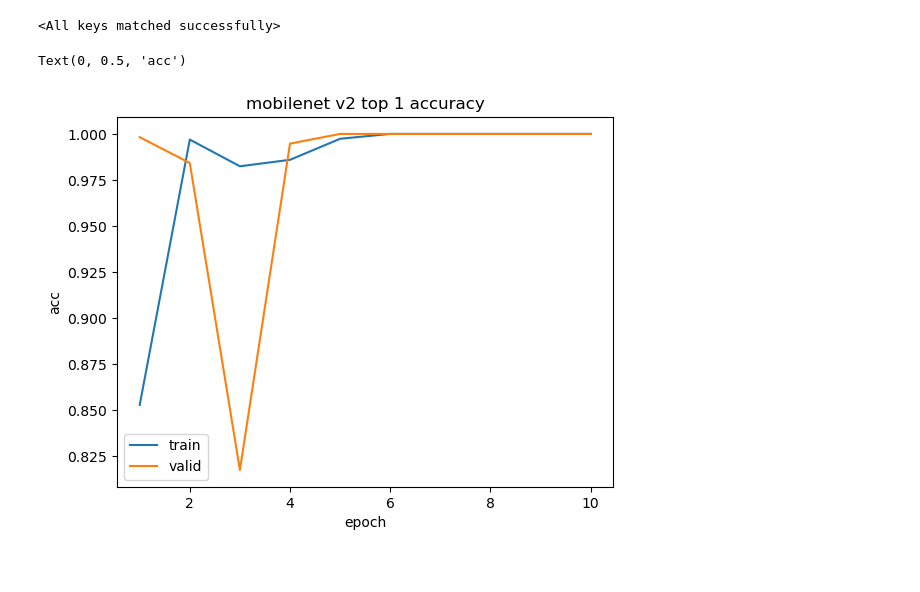
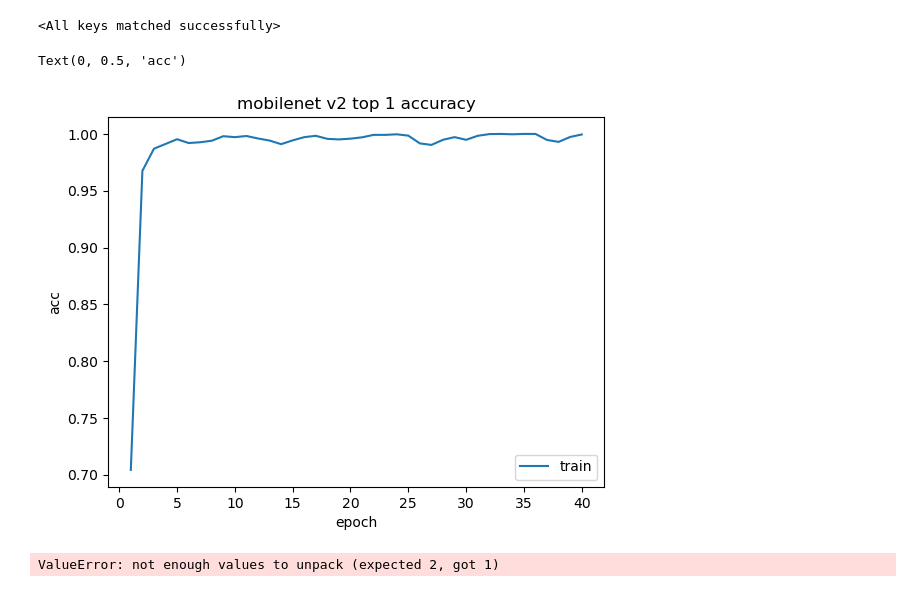
Before and after one commit to Royyang1203/School_work, a Jupyter notebook: S6/DL/hw3_online-character-recognition/410921208_hw3.ipynb, the cells around one changed output. Cells and saved outputs as stored; diff of their text form; code cells hidden in the pictures.

```diff
--- a/S6/DL/hw3_online-character-recognition/410921208_hw3.ipynb
+++ b/S6/DL/hw3_online-character-recognition/410921208_hw3.ipynb
@@ -425,23 +655,25 @@ Validation loss decreased (0.212048                     --> 0.183815).  Saving m
 running epoch: 12
 ... (39 outputs left out)
 # %%
-ckpt = torch.load(str(Path(fr"./runs/exp4") / Path('valid_best.pth')))
+name = '32'
+ckpt = torch.load(str(Path(fr"./runs/exp{name}") / Path('valid_best.pth')))
+# ckpt = torch.load(str(Path(fr"./runs/exp{name}") / Path('train_best.pth')))
 model.load_state_dict(ckpt['model_state_dict'])
 # %% [output]
 <All keys matched successfully>
 # %%
 # 畫圖，只會畫前十個
 # n = len(ckpt['history']['train_top1_accuracy'])
-n = 10
+n = 40
 epochs = range(1, n + 1)
 plt.plot(epochs, ckpt['history']['train_top1_accuracy'][:n],label='train')
-plt.plot(epochs, ckpt['history']['valid_top1_accuracy'][:n],label='valid')
+# plt.plot(epochs, ckpt['history']['valid_top1_accuracy'][:n],label='valid')
 # plt.xlim(50,)
 # plt.ylim(0,0.1)
 plt.legend()
 plt.title('mobilenet v2 top 1 accuracy')
 plt.xlabel('epoch')
 plt.ylabel('acc')
 # %% [output]
 Text(0, 0.5, 'acc')
-[figure, old version]
+[figure, new version]
@@ -526,4 +710,6 @@ with torch.no_grad():  # 不需要計算梯度，可以節省記憶體
 
 # 將結果寫入 csv 文件
 result_df = pd.DataFrame(result, columns=['Serial No.', 'Label'])
-result_df.to_csv('runs/exp4/result.csv', index=False)
+result_df.to_csv(f'runs/exp{name}/result.csv', index=False)
+# %% [output]
+ValueError: not enough values to unpack (expected 2, got 1)
```
Also changed, not shown: parts of 23 cells of this notebook, 2 other files.
